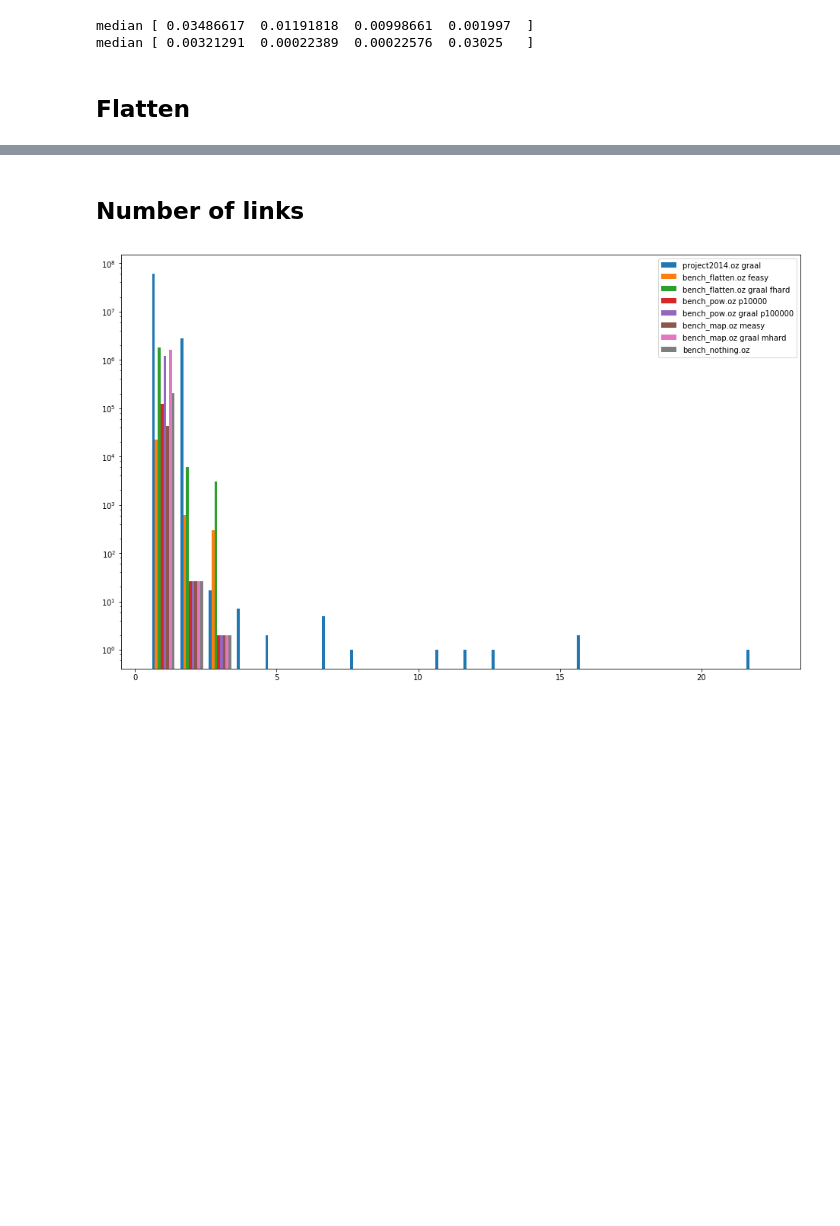
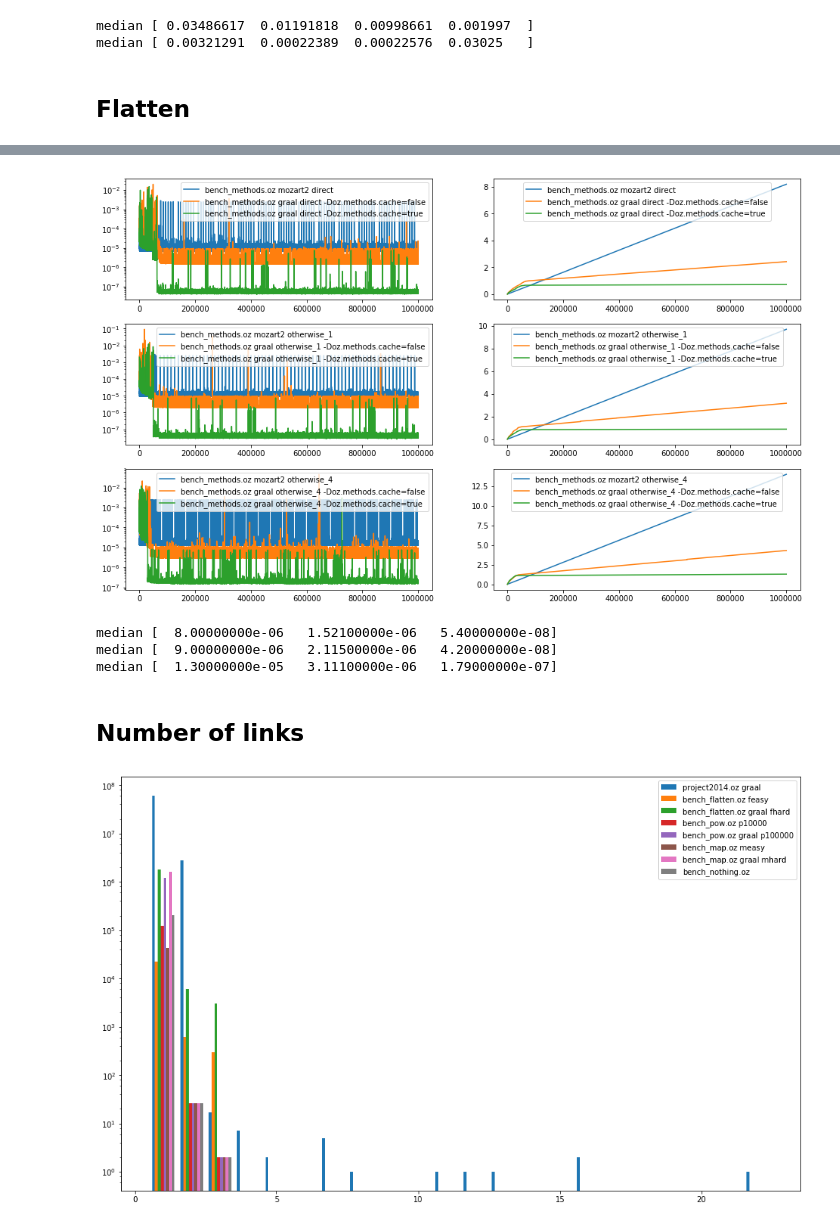
Before and after one commit to mistasse/mozart-graal-benchmarking, a Jupyter notebook: notebook.ipynb, the cells around one changed output, grey strips where cells are left out. Drawn from its saved outputs; the diff is of its cells as text; code cells hidden in the pictures; blank space fills up the shorter version.

Commit message:
Add benchmarks for method call optimization

```diff
--- a/notebook.ipynb
+++ b/notebook.ipynb
@@ -97,3 +97,23 @@ median [  3.67790000e-05   6.34275000e-05   5.50815000e-05   4.47000000e-04]
+# %%
+medium()
+
+direct, otherwise_1, otherwise_4 = Serie("methods", n=range(1)).get(("direct", "otherwise_1", "otherwise_4"))
+
+direct.sub(321).plot()
+direct.sub(322).prog()
+otherwise_1.sub(323).plot()
+otherwise_1.sub(324).prog()
+otherwise_4.sub(325).plot()
+otherwise_4.sub(326).prog().show()
+
+print("median", direct.agg(np.median))
+print("median", otherwise_1.agg(np.median))
+print("median", otherwise_4.agg(np.median))
+# %% [output]
+[figure, added]
+median [  8.00000000e-06   1.52100000e-06   5.40000000e-08]
+median [  9.00000000e-06   2.11500000e-06   4.20000000e-08]
+median [  1.30000000e-05   3.11100000e-06   1.79000000e-07]
 # %% [markdown]
 ## Number of links
 # %%
```
Also changed, not shown: parts of 9 cells of this notebook, 7 other files.
